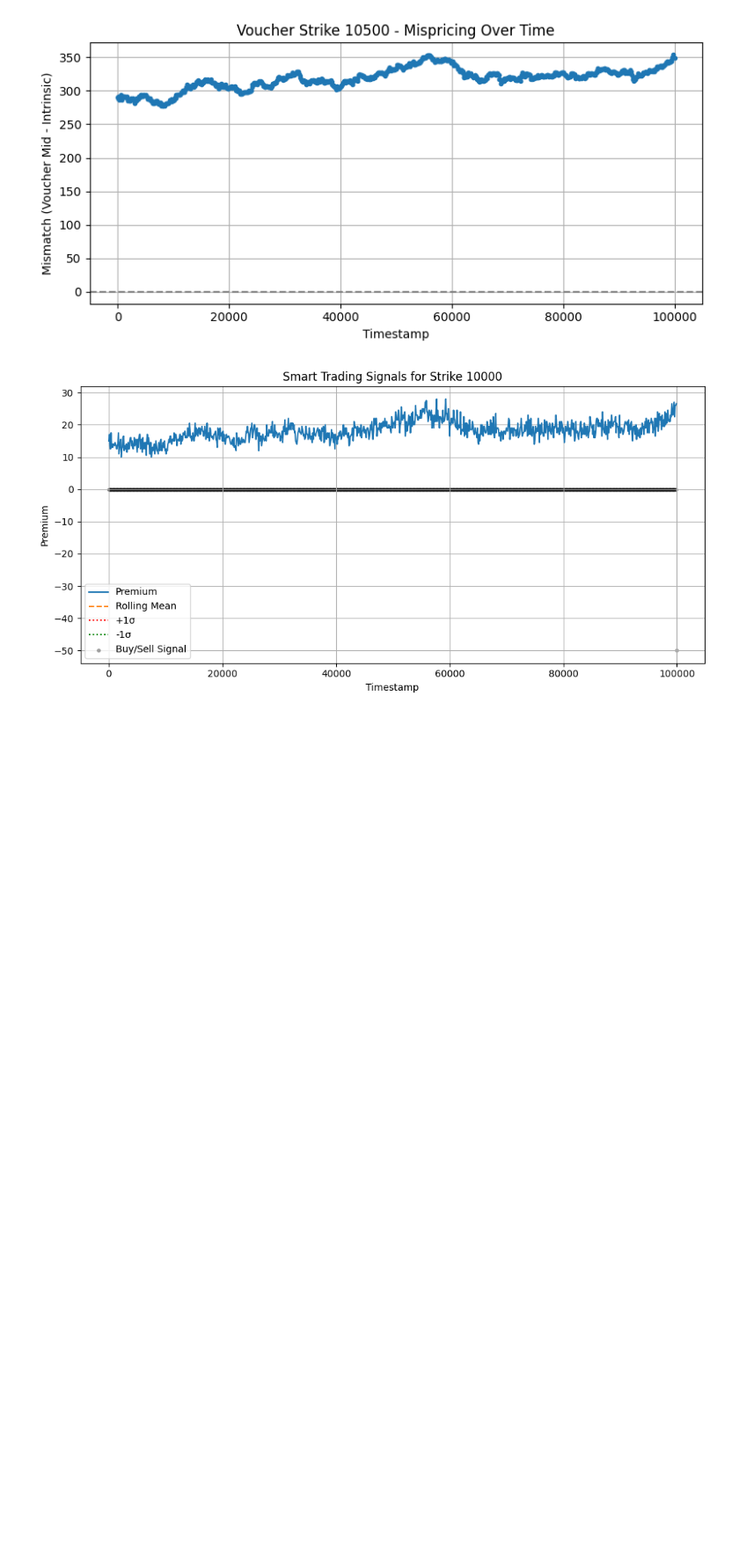
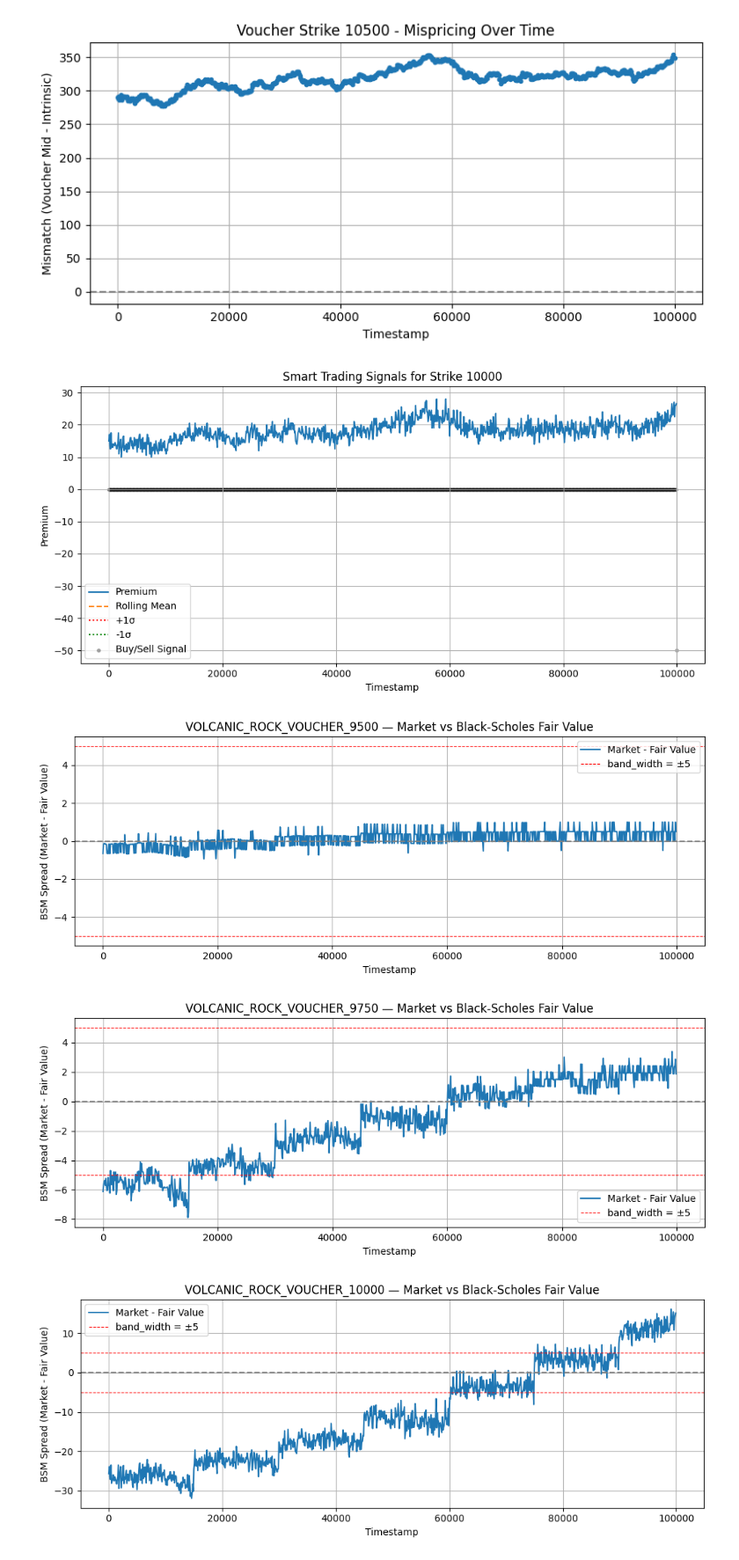
Before and after one commit to Advay-K1/IMC_Prosperity, a Jupyter notebook: analysis/round3/analyisis.ipynb, the cells around one changed output. Shown at 88% size. Saved outputs shown, nothing was run; the diff lists cells and outputs as text; code cells hidden in the pictures; blank space fills up the shorter version.

```diff
--- a/analysis/round3/analyisis.ipynb
+++ b/analysis/round3/analyisis.ipynb
@@ -241,3 +241,81 @@ plt.tight_layout()
 plt.show()
 # %% [output]
 [figure]
+# %%
+
+
+
+
+import pandas as pd
+import matplotlib.pyplot as plt
+import math
+from statistics import NormalDist
+
+# --------- SETTINGS ---------
+CSV_PATH = "../../data/round3.csv"  # replace with your file
+FIXED_SIGMA = 0.2
+STRIKES = {
+    "VOLCANIC_ROCK_VOUCHER_9500": 9500,
+    "VOLCANIC_ROCK_VOUCHER_9750": 9750,
+    "VOLCANIC_ROCK_VOUCHER_10000": 10000,
+    "VOLCANIC_ROCK_VOUCHER_10250": 10250,
+    "VOLCANIC_ROCK_VOUCHER_10500": 10500,
+}
+
+# --------- BLACK-SCHOLES ---------
+def black_scholes_call(S, K, T, r, sigma):
+    if T <= 0 or sigma <= 0:
+        return max(0, S - K)
+    d1 = (math.log(S / K) + (r + 0.5 * sigma**2) * T) / (sigma * math.sqrt(T))
+    d2 = d1 - sigma * math.sqrt(T)
+    cdf = NormalDist().cdf
+    return S * cdf(d1) - K * math.exp(-r * T) * cdf(d2)
+
+# --------- LOAD + PREPARE DATA ---------
+df = pd.read_csv(CSV_PATH, sep=";")
+df["timestamp"] = df["timestamp"].astype(int)
+df["mid_price"] = df["mid_price"].astype(float)
+
+# Rock mid prices
+df_rock = df[df["product"] == "VOLCANIC_ROCK"][["timestamp", "mid_price"]].rename(columns={"mid_price": "rock_mid"})
+
+# Voucher prices
+voucher_df = df[df["product"].isin(STRIKES)].copy()
+voucher_df["strike"] = voucher_df["product"].map(STRIKES)
+
+# Merge underlying
+voucher_df = voucher_df.merge(df_rock, on="timestamp", how="left")
+
+# Estimate T based on timestamp / round
+voucher_df["round"] = voucher_df["timestamp"] // 15000
+voucher_df["T"] = (8 - voucher_df["round"]).clip(lower=1) / 365
+voucher_df["r"] = 0.0
+voucher_df["sigma"] = FIXED_SIGMA
+
+# Compute fair value
+voucher_df["fair_value"] = voucher_df.apply(
+    lambda row: black_scholes_call(row["rock_mid"], row["strike"], row["T"], row["r"], row["sigma"]), axis=1
+)
+
+# Market - fair value
+voucher_df["bsm_spread"] = voucher_df["mid_price"] - voucher_df["fair_value"]
+
+# --------- PLOT ---------
+for product in STRIKES:
+    df_p = voucher_df[voucher_df["product"] == product]
+    plt.figure(figsize=(10, 4))
+    plt.plot(df_p["timestamp"], df_p["bsm_spread"], label="Market - Fair Value")
+    plt.axhline(0, color="gray", linestyle="--")
+    plt.axhline(5, color="red", linestyle="--", linewidth=0.8, label="band_width = ±5")
+    plt.axhline(-5, color="red", linestyle="--", linewidth=0.8)
+    plt.title(f"{product} — Market vs Black-Scholes Fair Value")
+    plt.xlabel("Timestamp")
+    plt.ylabel("BSM Spread (Market - Fair Value)")
+    plt.legend()
+    plt.grid(True)
+    plt.tight_layout()
+    plt.show()
+# %% [output]
+[figure, added]
+[figure, added]
+[figure, added]
```
Also changed, not shown: parts of 7 cells of this notebook, 2 other files.
